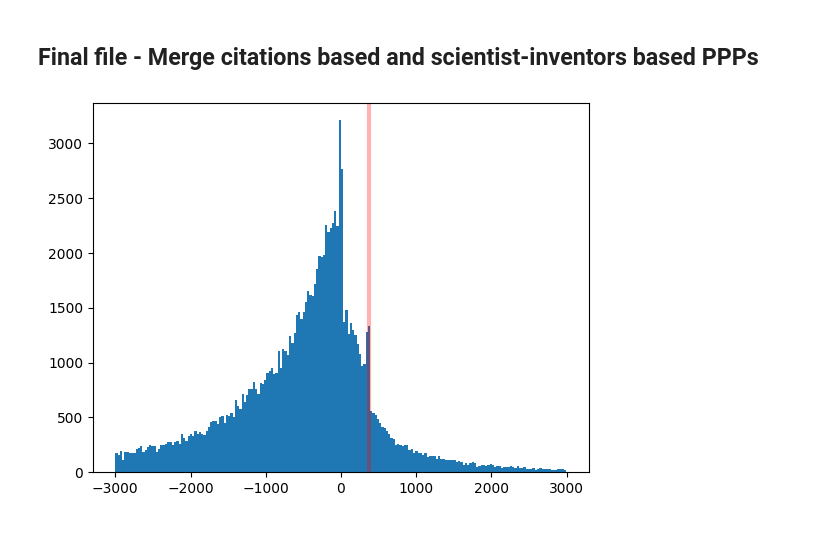
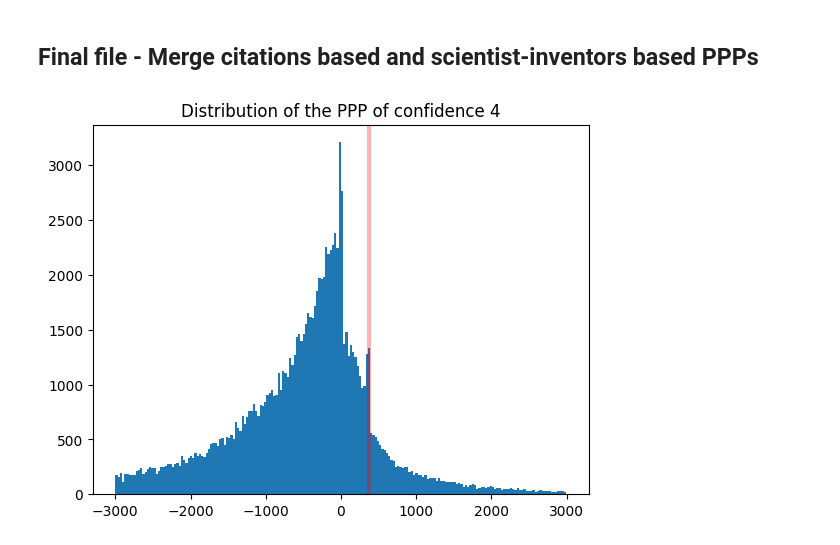
Before and after one commit to EmmaScharfmann/PatentPaperPairs, a Jupyter notebook: PPP_identification/PPPs_with_scientist_inventors.ipynb, the cells around one changed output. Saved outputs shown, nothing was run; the diff lists cells and outputs as text; code cells hidden in the pictures.

```diff
--- a/PPP_identification/PPPs_with_scientist_inventors.ipynb
+++ b/PPP_identification/PPPs_with_scientist_inventors.ipynb
@@ -313,7 +319,7 @@ def paper_patent_comparison(patent_id , paper_id , dic_comparison):
 # %%
 ## load scientist inventors
 
-df_gatekeepers = pd.read_csv(main_path + "gatekeepers_clean_v2.tsv", delimiter = "\t")
+df_gatekeepers = pd.read_csv(main_path + "gatekeepers_file.tsv", delimiter = "\t")
 
 data = df_gatekeepers[["inventor_id" , "author_id"]].to_numpy()
 
@@ -344,9 +352,15 @@ for cluster in tqdm(clusters):
 
     count += 1
 # %%
+workers = 8
+
+import warnings
+warnings.filterwarnings("ignore")
+
+
 def PPPs_GK(i):
 
-        """
+    """
     This function identifies potential PPPs (Patent-Paper Pairs) for a given range of scientist-inventors by querying a PostgreSQL database and comparing the patents and papers associated with each gatekeeper.
 
     Parameters:
@@ -362,12 +376,13 @@ def PPPs_GK(i):
     """
 
     #establishing the connection
-    conn = psycopg2.connect(database="spec1142", user=user , password=password , host="192.168.100.54")
+    conn = psycopg2.connect(database=database, user=user , password=password , host=host)
     #Creating a cursor object using the cursor() method
     cursor = conn.cursor()
 
     ##number of gatekeeper to analyse
     size = len(dic_clusters)
+
     ##new output file: will store the potential PPPs.
     dic_features = {}
 
@@ -790,23 +781,20 @@ if __name__ == '__main__':
 # %% [output]
 342352
+# %%
+from multiprocessing import Pool
+from functools import partial
+
+workers = 8
+
+p = Pool(workers)
+func = partial(get_dates, workers)
+results = p.map(func, [ i  for i in range(workers)])
+p.close()
 # %%
 ## concatenante output files
 
 dic_dates = {}
 
-for i in range(28):
-
-    f = open(main_path + "PPPs_GK/dic_dates_" + str(i) + ".json","r")
-    import json
-    dic = json.load(f)
+for dic in results:
 
     dic_dates = { **dic_dates , **dic }
-
-
-print(len(dic_dates))
-
-import json
-json = json.dumps(dic_dates)
-f = open(main_path + "PPPs_GK/dic_dates.json","w")
-f.write(json)
-f.close()
@@ -1309,11 +1257,15 @@ PPPs.to_csv(main_path + "PPPs_v2.tsv" , sep = "\t", index = False )
 # %%
 ## plot difference in days
 
 import matplotlib.pyplot as plt
-PPPs[PPPs["PPP_score"] == 4]["difference_original_patent_app_paper"].hist(bins = 200)
+
+score = 4
+
+PPPs[PPPs["PPP_score"] == score]["difference_original_patent_app_paper"].hist(bins = 200)
+plt.title('Distribution of the PPP of confidence ' + str( score))
 plt.axvline(x = 367 , color = "red", alpha=0.3,linewidth=3)
 plt.grid()
 
 plt.show()
 # %% [output]
-[figure, old version]
+[figure, new version]
```
Also changed, not shown: parts of 21 cells of this notebook.
